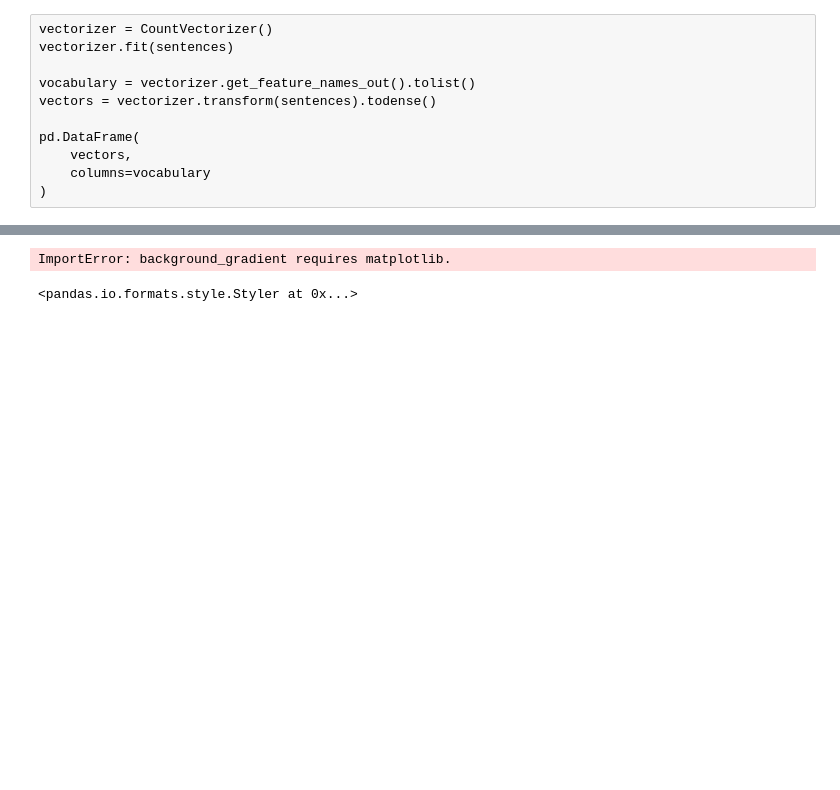
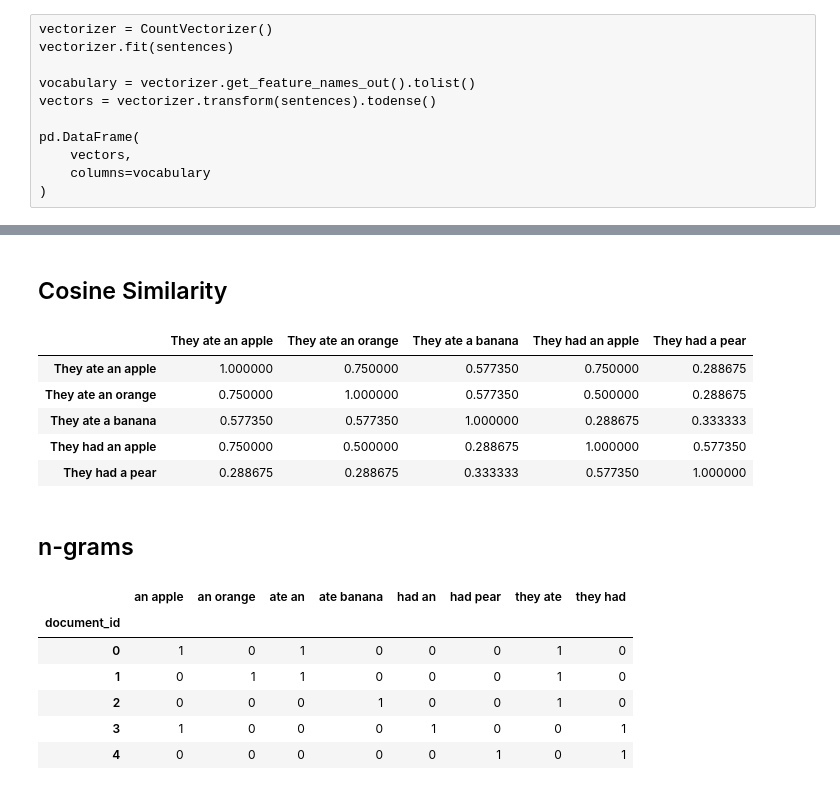
Before and after one commit to gr33ndata/jonthebeach, a Jupyter notebook: notebooks/3- Text Representation.ipynb, the cells around one changed output, grey strips where cells are left out. Cells and saved outputs as stored; diff of their text form; code cells hidden in the pictures; blank space fills up the shorter version.

```diff
--- a/notebooks/3- Text Representation.ipynb
+++ b/notebooks/3- Text Representation.ipynb
@@ -62,17 +73,39 @@ df.head()
+# %% [markdown]
+## Cosine Similarity
 # %%
 from sklearn.metrics.pairwise import cosine_similarity
 
 pd.DataFrame(
     cosine_similarity(df, df),
-    index=df.index,
-    columns=df.index,
-).style.background_gradient(axis=0)
+    index=sentences,
+    columns=sentences,
+).style.background_gradient(
+    cmap='YlGn', low=0, high=1, axis=None
+)
 # %% [output]
-ImportError: background_gradient requires matplotlib.
-<pandas.io.formats.style.Styler at 0x...>
+|  | They ate an apple | They ate an orange | They ate a banana | They had an apple | They had a pear |
+| They ate an apple | 1.000000 | 0.750000 | 0.577350 | 0.750000 | 0.288675 |
+| They ate an orange | 0.750000 | 1.000000 | 0.577350 | 0.500000 | 0.288675 |
+| They ate a banana | 0.577350 | 0.577350 | 1.000000 | 0.288675 | 0.333333 |
+| They had an apple | 0.750000 | 0.500000 | 0.288675 | 1.000000 | 0.577350 |
+| They had a pear | 0.288675 | 0.288675 | 0.333333 | 0.577350 | 1.000000 |
+# %% [markdown]
+## n-grams
 # %%
-def cosine_distance(a, b):
-    distance = np.dot(a, b) / (
-        np.linalg.norm(a) * np.linalg.norm(b)
-    )
-    return round(distance, 2)
+from sklearn.feature_extraction.text import CountVectorizer
+
+vectorizer = CountVectorizer(ngram_range=(2,2))
+
+df = text2dataframe(sentences, vectorizer)
+
+df.style.background_gradient(
+    cmap='Greys', low=0, high=1, axis=None
+)
+# %% [output]
+|  | an apple | an orange | ate an | ate banana | had an | had pear | they ate | they had |
+| document_id |  |  |  |  |  |  |  |  |
+| 0 | 1 | 0 | 1 | 0 | 0 | 0 | 1 | 0 |
+| 1 | 0 | 1 | 1 | 0 | 0 | 0 | 1 | 0 |
+| 2 | 0 | 0 | 0 | 1 | 0 | 0 | 1 | 0 |
+| 3 | 1 | 0 | 0 | 0 | 1 | 0 | 0 | 1 |
+| 4 | 0 | 0 | 0 | 0 | 0 | 1 | 0 | 1 |
```
Also changed, not shown: parts of 22 cells of this notebook, 6 other files.
